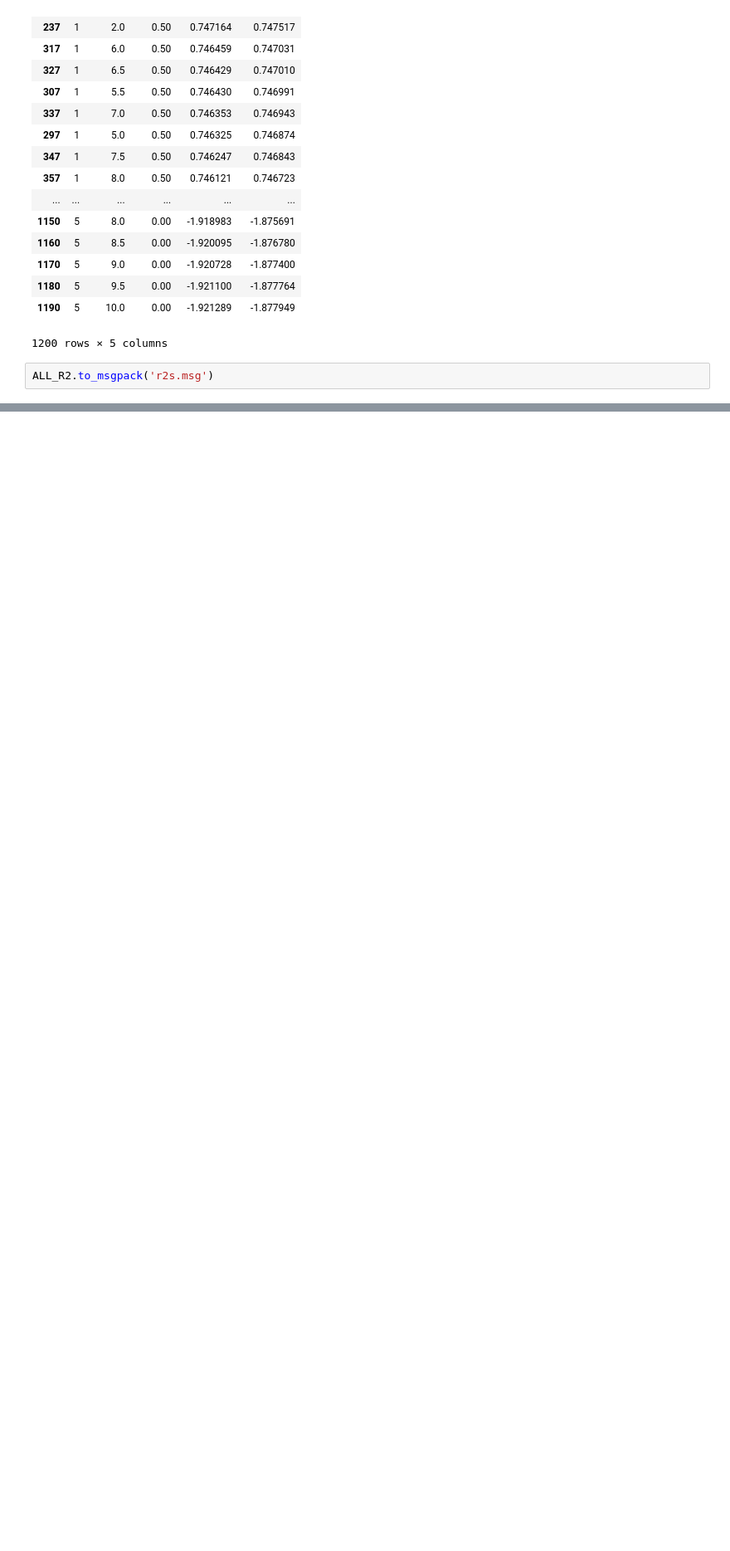
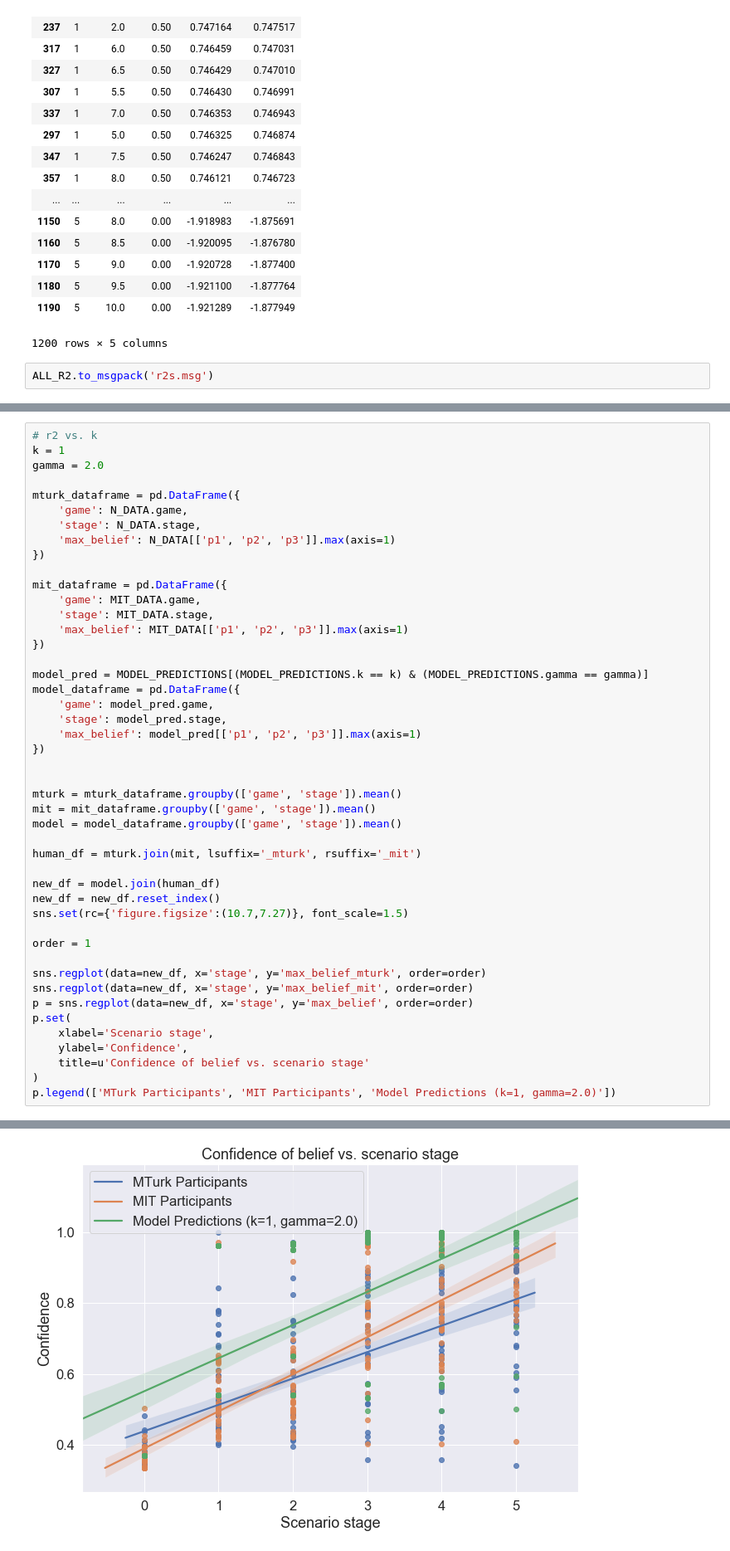
Before and after one commit to Detry322/avalon-bot, a Jupyter notebook: bimdp/Analyze_Human.ipynb, the cells around one changed output, grey strips where cells are left out. Shown at 83% size. Cells and saved outputs as stored; diff of their text form; blank space fills up the shorter version.

```diff
--- a/bimdp/Analyze_Human.ipynb
+++ b/bimdp/Analyze_Human.ipynb
@@ -286,0 +386,47 @@ ALL_R2.to_msgpack('r2s.msg')
+# %%
+# r2 vs. k
+k = 1
+gamma = 2.0
+
+mturk_dataframe = pd.DataFrame({
+    'game': N_DATA.game,
+    'stage': N_DATA.stage,
+    'max_belief': N_DATA[['p1', 'p2', 'p3']].max(axis=1)
+})
+
+mit_dataframe = pd.DataFrame({
+    'game': MIT_DATA.game,
+    'stage': MIT_DATA.stage,
+    'max_belief': MIT_DATA[['p1', 'p2', 'p3']].max(axis=1)
+})
+
+model_pred = MODEL_PREDICTIONS[(MODEL_PREDICTIONS.k == k) & (MODEL_PREDICTIONS.gamma == gamma)]
+model_dataframe = pd.DataFrame({
+    'game': model_pred.game,
+    'stage': model_pred.stage,
+    'max_belief': model_pred[['p1', 'p2', 'p3']].max(axis=1)
+})
+
+
+mturk = mturk_dataframe.groupby(['game', 'stage']).mean()
+mit = mit_dataframe.groupby(['game', 'stage']).mean()
+model = model_dataframe.groupby(['game', 'stage']).mean()
+
+human_df = mturk.join(mit, lsuffix='_mturk', rsuffix='_mit')
+
+new_df = model.join(human_df)
+new_df = new_df.reset_index()
+sns.set(rc={'figure.figsize':(10.7,7.27)}, font_scale=1.5)
+
+order = 1
+
+sns.regplot(data=new_df, x='stage', y='max_belief_mturk', order=order)
+sns.regplot(data=new_df, x='stage', y='max_belief_mit', order=order)
+p = sns.regplot(data=new_df, x='stage', y='max_belief', order=order)
+p.set(
+    xlabel='Scenario stage',
+    ylabel='Confidence',
+    title=u'Confidence of belief vs. scenario stage'
+)
+p.legend(['MTurk Participants', 'MIT Participants', 'Model Predictions (k=1, gamma=2.0)'])
+# %% [output]
@@ -286,0 +434 @@ ALL_R2.to_msgpack('r2s.msg')
+[figure, added]
```
Also changed, not shown: parts of 13 cells of this notebook, 5 other files.
